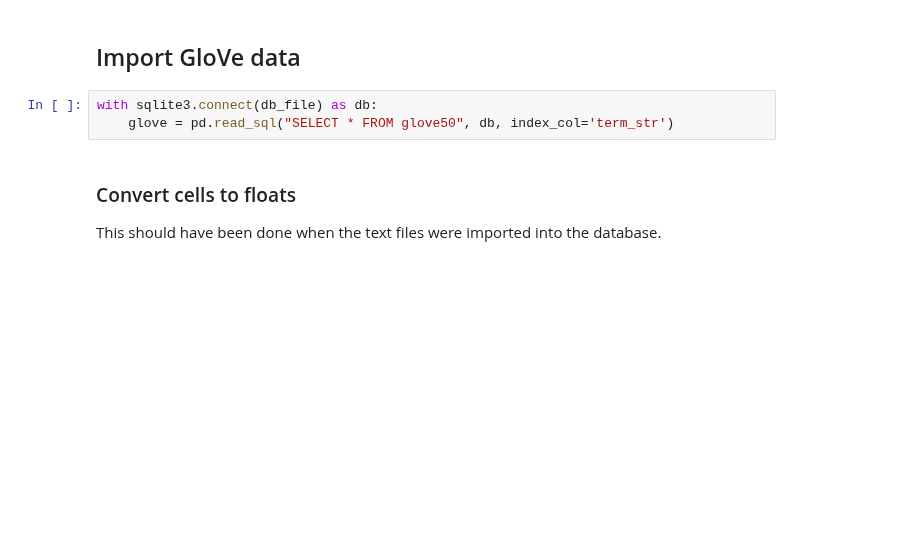
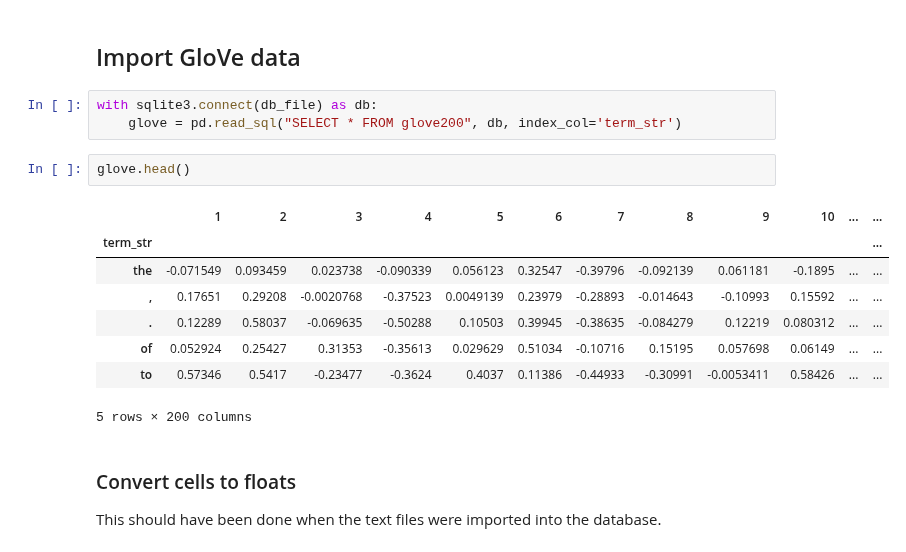
Before and after one commit to UVA-DSI/DS5559, a Jupyter notebook: labs/2019-04-02_Lab10/DS5559_WordEmbeddings_Glove.ipynb, the cells around one changed output. Drawn from its saved outputs; the diff is of its cells as text; blank space fills up the shorter version.

```diff
--- a/labs/2019-04-02_Lab10/DS5559_WordEmbeddings_Glove.ipynb
+++ b/labs/2019-04-02_Lab10/DS5559_WordEmbeddings_Glove.ipynb
@@ -19,7 +19,18 @@ from sklearn.metrics.pairwise import cosine_similarity
 ## Import GloVe data
 # %%
 with sqlite3.connect(db_file) as db:
-    glove = pd.read_sql("SELECT * FROM glove50", db, index_col='term_str')
+    glove = pd.read_sql("SELECT * FROM glove200", db, index_col='term_str')
+# %%
+glove.head()
+# %% [output]
+|  | 1 | 2 | 3 | 4 | 5 | 6 | 7 | 8 | 9 | 10 | ... | ... |
+| term_str |  |  |  |  |  |  |  |  |  |  |  | ... |
+| the | -0.071549 | 0.093459 | 0.023738 | -0.090339 | 0.056123 | 0.32547 | -0.39796 | -0.092139 | 0.061181 | -0.1895 | ... | ... |
+| , | 0.17651 | 0.29208 | -0.0020768 | -0.37523 | 0.0049139 | 0.23979 | -0.28893 | -0.014643 | -0.10993 | 0.15592 | ... | ... |
+| . | 0.12289 | 0.58037 | -0.069635 | -0.50288 | 0.10503 | 0.39945 | -0.38635 | -0.084279 | 0.12219 | 0.080312 | ... | ... |
+| of | 0.052924 | 0.25427 | 0.31353 | -0.35613 | 0.029629 | 0.51034 | -0.10716 | 0.15195 | 0.057698 | 0.06149 | ... | ... |
+| to | 0.57346 | 0.5417 | -0.23477 | -0.3624 | 0.4037 | 0.11386 | -0.44933 | -0.30991 | -0.0053411 | 0.58426 | ... | ... |
+5 rows × 200 columns
 # %% [markdown]
 ### Convert cells to floats
 
```
Also changed, not shown: parts of 12 cells of this notebook, 5 other files.
